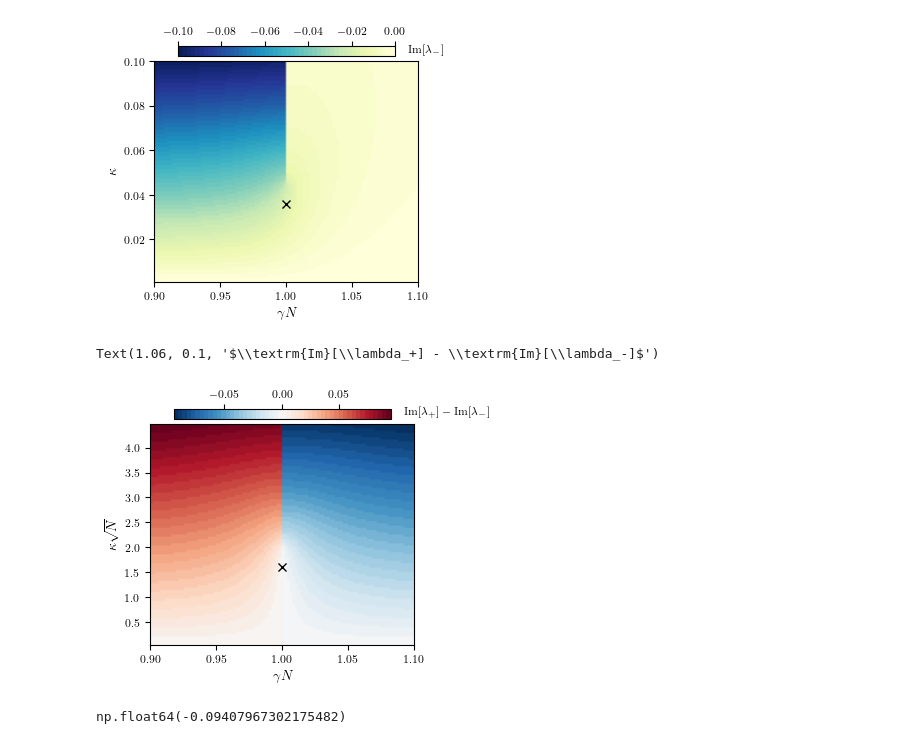
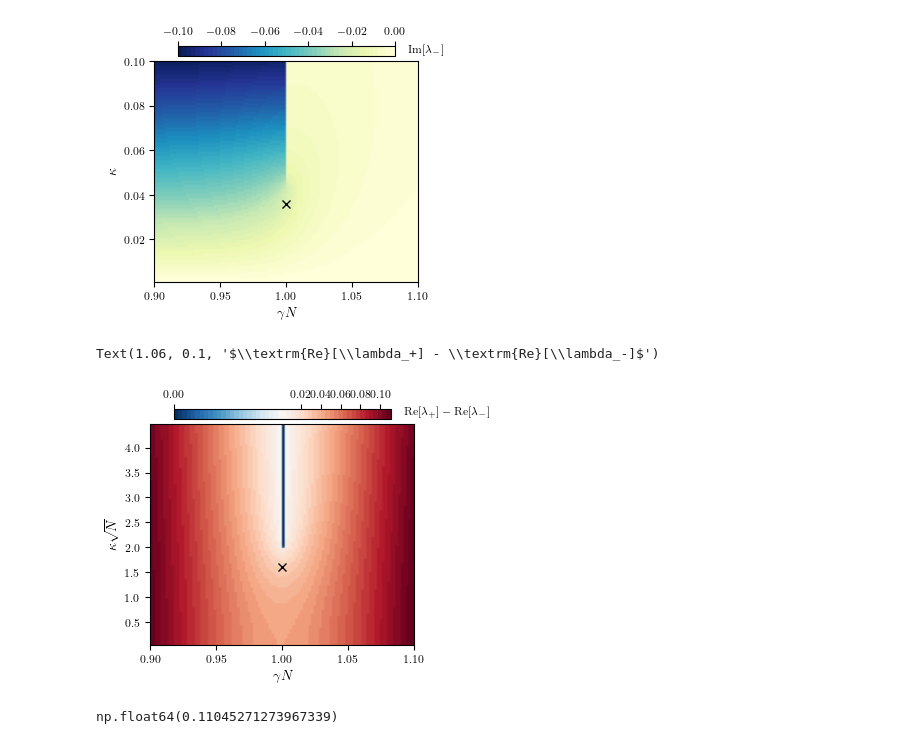
Before and after one commit to sayanr5834/non-Hermitian_QS, a Jupyter notebook: NHQS_final_version.ipynb, the cells around one changed output. Drawn from its saved outputs; the diff is of its cells as text; code cells hidden in the pictures.

```diff
--- a/NHQS_final_version.ipynb
+++ b/NHQS_final_version.ipynb
@@ -248,7 +248,7 @@ def find_transition_point(arr, dt,tp):
 # %%
 # Parameters
 N = 500  # System size
-Tcutoff = 25*np.sqrt(N)
+Tcutoff = 30*np.sqrt(N)
 dt = 0.05
 kappa_vals = np.linspace(0.01,0.2 , 100)
 gamma_vals = np.linspace(0.8/N, 1.2/N, 100)
@@ -981,0 +984,10 @@ def surv_prob_det_reset(Tcutoff, dt, r, N, gamma, kappa):
+# %%
+N = 10000
+gamma = 1.0/N
+kappa = 10/np.sqrt(N)
+dt = 0.001
+Tcutoff = 10*np.sqrt(N)
+
+
+s_prob_reset = surv_prob_det_reset(Tcutoff, dt, 0, N, gamma, kappa)
+s_prob_reset1= surv_prob_det_reset(Tcutoff, dt, 1, N, gamma, kappa)
@@ -1505,10 +1542,10 @@ np.float64(1800.0)
 # %% [markdown]
 ## Overlaps and eigenvalues density plot as a function of $\gamma N$ and $\kappa$
 # %%
-N = 2000
+N = 1000
 
 gamma_vals = np.linspace(0.9/N, 1.1/N, 100)
-kappa_vals = np.linspace(0.001, 0.1, 100)
+kappa_vals = np.linspace(0.001, 0.4, 100)
 
 overlap_plus  = np.zeros((len(gamma_vals),len(kappa_vals)))
 overlap_minus = np.zeros((len(gamma_vals),len(kappa_vals)))
@@ -1701,39 +1758,39 @@ plt.savefig(r'lambda_minus_N2000.pdf',bbox_inches = 'tight')
 # %%
 import matplotlib.colors as mcolors
 gamma_vals = np.linspace(0.9/N, 1.1/N, 50)
 gammaN_axis = gamma_vals * N
 kappa_vals = np.linspace(0.001, 0.1, 50) *np.sqrt(N)
 
 fig = plt.figure(figsize=(3.40457,0.9*3.40457 ))
 #gs = fig.add_gridspec(2, 2, wspace=0.5, hspace=0.35)
 
 
 
 cmap = plt.get_cmap('RdBu_r',50)
 
-norm = mcolors.TwoSlopeNorm(vcenter=0, vmin=np.min(np.imag(lambda_plus) - np.imag(lambda_minus)), vmax=np.max(np.imag(lambda_plus) - np.imag(lambda_minus)))
+norm = mcolors.TwoSlopeNorm(vmin= 0, vmax=np.max(np.real(lambda_plus) - np.real(lambda_minus)), vcenter= 10e-4 )
 
 im = plt.imshow(
-   (np.imag(lambda_plus) - np.imag(lambda_minus)).T, origin="lower", aspect="auto",
+   (np.real(lambda_plus) - np.real(lambda_minus)).T, origin="lower", aspect="auto",
     extent=[gammaN_axis[0], gammaN_axis[-1], kappa_vals[0], kappa_vals[-1]],cmap=cmap, norm=norm
 )
 plt.xlabel(r"$\gamma N$",fontsize = 10)
 plt.ylabel(r"$\kappa \sqrt{N} $",fontsize = 10)
 
 plt.plot(1, 1.6,'x', color = 'k')
 
 
 cbar = fig.colorbar(im, ax=plt.gca(), pad=0.02, fraction=0.046,location = 'top')
-cbar.ax.text(1.06, 0.1, r"$\textrm{Im}[\lambda_+] - \textrm{Im}[\lambda_-]$",
+cbar.ax.text(1.06, 0.1, r"$\textrm{Re}[\lambda_+] - \textrm{Re}[\lambda_-]$",
              transform=cbar.ax.transAxes, ha="left", va="bottom", fontsize =8 )
 #cbar.ax.set_title(r"$T_{\rm decay}^{S(t)=0.5}$",loc="right", pad=2)
 #ax_a.text(0.02,0.95 , "(a)", transform=ax_a.transAxes,va="top", ha="left",fontsize =10)
 
 #plt.savefig(r'reset_phase_diagram.pdf',bbox_inches = 'tight')
 # %% [output]
-Text(1.06, 0.1, '$\\textrm{Im}[\\lambda_+] - \\textrm{Im}[\\lambda_-]$')
+Text(1.06, 0.1, '$\\textrm{Re}[\\lambda_+] - \\textrm{Re}[\\lambda_-]$')
-[figure, old version]
+[figure, new version]
 # %%
-np.min(np.imag(lambda_plus) - np.imag(lambda_minus))
+np.max(np.real(lambda_plus) - np.real(lambda_minus))
 # %% [output]
-np.float64(-0.09407967302175482)
+np.float64(0.11045271273967339)
```
Also changed, not shown: parts of 8 cells of this notebook.
